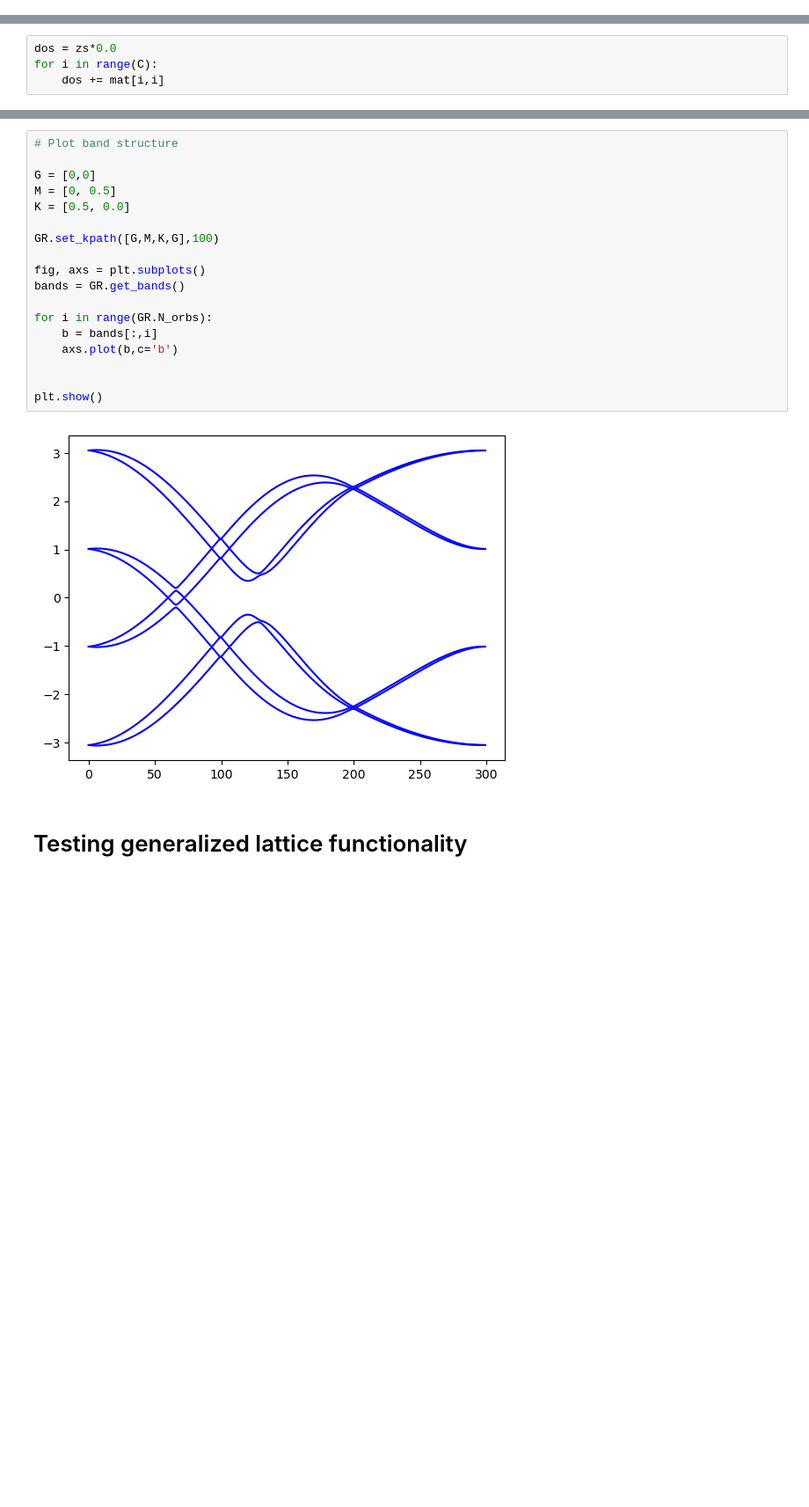
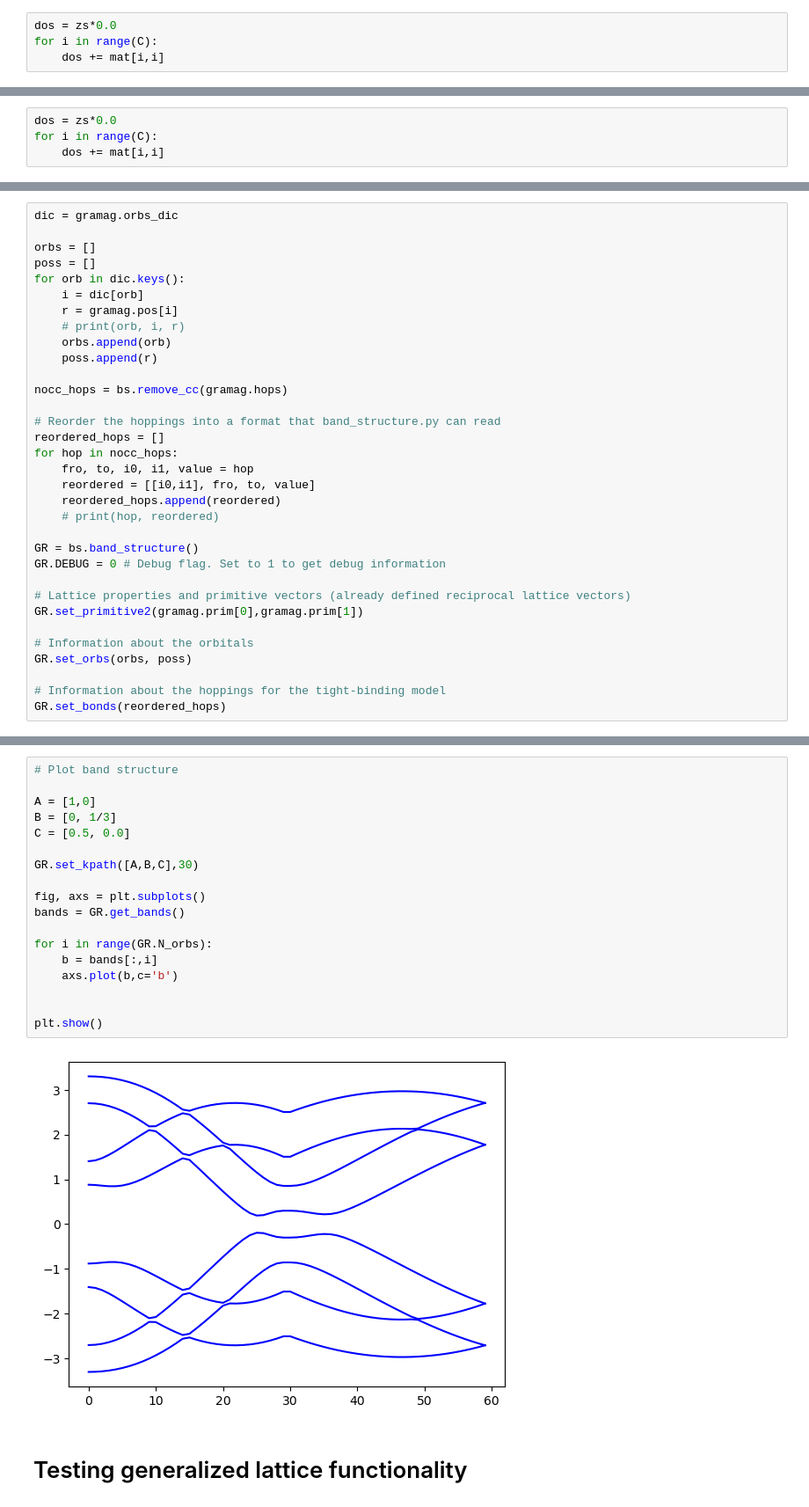
Before and after one commit to simaomenesesjoao/rgf, a Jupyter notebook: RGF_tests.ipynb, the cells around one changed output, grey strips where cells are left out. Shown at 88% size. Saved outputs shown, nothing was run; the diff lists cells and outputs as text; blank space fills up the shorter version.

```diff
--- a/RGF_tests.ipynb
+++ b/RGF_tests.ipynb
@@ -1326,0 +1359,4 @@ axs[1].plot(energies, np.imag(ks2))
+# %%
+dos = zs*0.0
+for i in range(C):
+    dos += mat[i,i]
@@ -1396,0 +1471,33 @@ plt.show()
+# %%
+dic = gramag.orbs_dic
+
+orbs = []
+poss = []
+for orb in dic.keys():
+    i = dic[orb]
+    r = gramag.pos[i]
+    # print(orb, i, r)
+    orbs.append(orb)
+    poss.append(r)
+
+nocc_hops = bs.remove_cc(gramag.hops)
+
+# Reorder the hoppings into a format that band_structure.py can read
+reordered_hops = []
+for hop in nocc_hops:
+    fro, to, i0, i1, value = hop
+    reordered = [[i0,i1], fro, to, value]
+    reordered_hops.append(reordered)
+    # print(hop, reordered)
+
+GR = bs.band_structure()
+GR.DEBUG = 0 # Debug flag. Set to 1 to get debug information
+
+# Lattice properties and primitive vectors (already defined reciprocal lattice vectors)
+GR.set_primitive2(gramag.prim[0],gramag.prim[1])
+
+# Information about the orbitals
+GR.set_orbs(orbs, poss)
+
+# Information about the hoppings for the tight-binding model
+GR.set_bonds(reordered_hops)
@@ -1498,23 +1555,23 @@ plt.show()
 # %%
 # Plot band structure
 
-G = [0,0]
-M = [0, 0.5]
-K = [0.5, 0.0]
+A = [1,0]
+B = [0, 1/3]
+C = [0.5, 0.0]
 
-GR.set_kpath([G,M,K,G],100)
+GR.set_kpath([A,B,C],30)
 
 fig, axs = plt.subplots()
 bands = GR.get_bands()
 
 for i in range(GR.N_orbs):
     b = bands[:,i]
     axs.plot(b,c='b')
 
 
 plt.show()
 # %% [output]
-[figure, old version]
+[figure, new version]
 # %% [markdown]
 # Testing generalized lattice functionality
 # %% [markdown]
```
Also changed, not shown: parts of 52 cells of this notebook, 3 other files.
